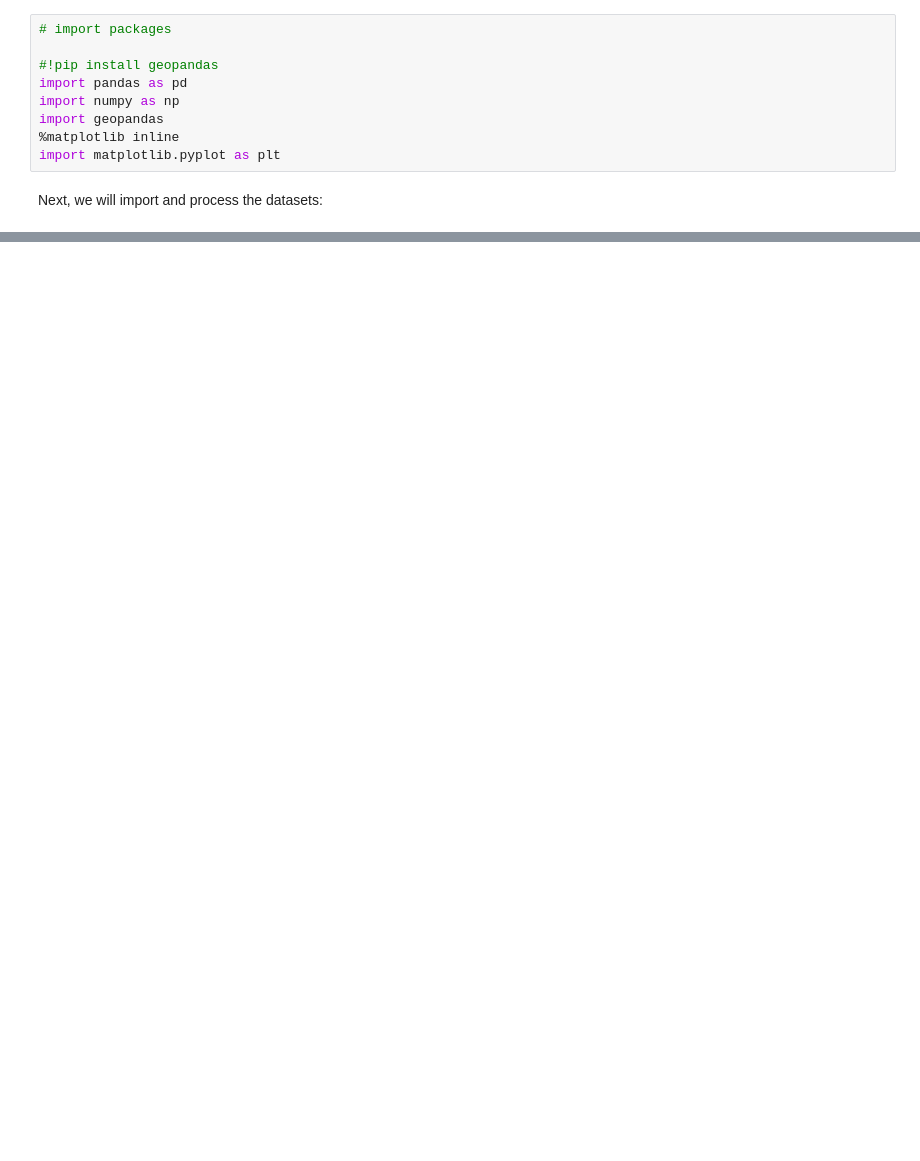
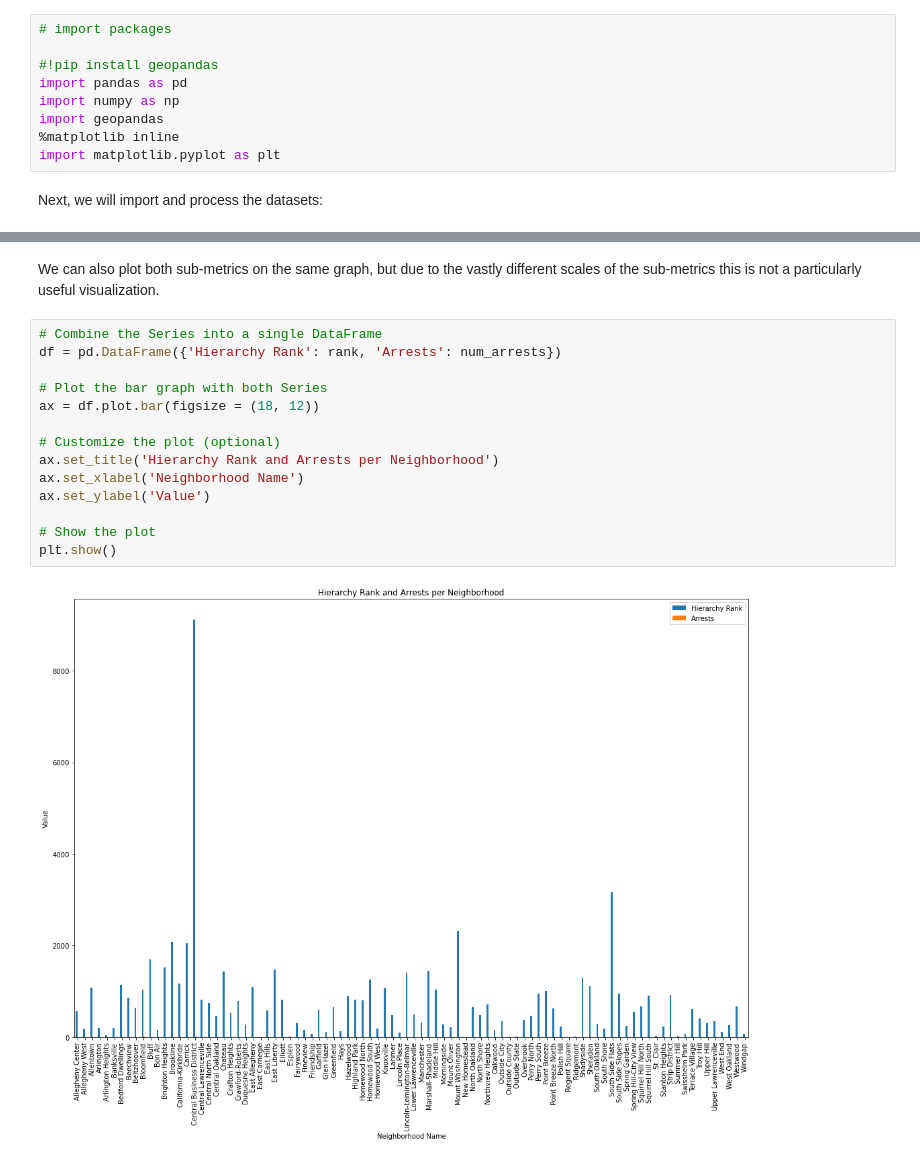
Before and after one commit to vrr11/CMPINF0010-Final-Project, a Jupyter notebook: Final Presentation.ipynb, the cells around one changed output, grey strips where cells are left out. Drawn from its saved outputs; the diff is of its cells as text; blank space fills up the shorter version.

```diff
--- a/Final Presentation.ipynb
+++ b/Final Presentation.ipynb
@@ -29,0 +95,18 @@ FileNotFoundError: [Errno 2] No such file or directory: 'police_arrest_data.csv'
+# %% [markdown]
+We can also plot both sub-metrics on the same graph, but due to the vastly different scales of the sub-metrics this is not a particularly useful visualization.
+# %%
+# Combine the Series into a single DataFrame
+df = pd.DataFrame({'Hierarchy Rank': rank, 'Arrests': num_arrests})
+
+# Plot the bar graph with both Series
+ax = df.plot.bar(figsize = (18, 12))
+
+# Customize the plot (optional)
+ax.set_title('Hierarchy Rank and Arrests per Neighborhood')
+ax.set_xlabel('Neighborhood Name')
+ax.set_ylabel('Value')
+
+# Show the plot
+plt.show()
+# %% [output]
+[figure, added]
```
Also changed, not shown: parts of 12 cells of this notebook, 1 other file.
